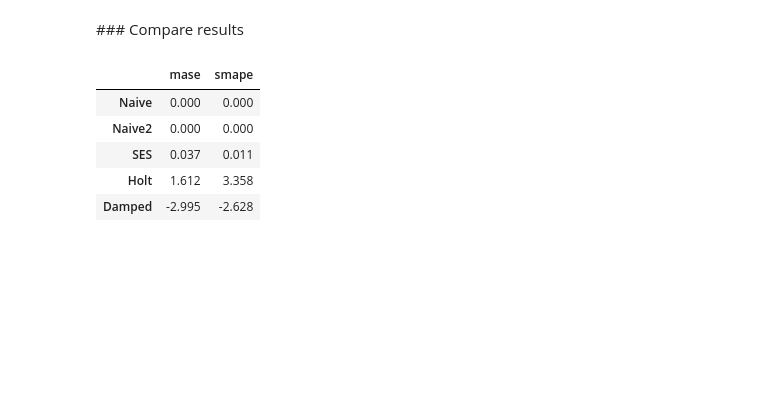
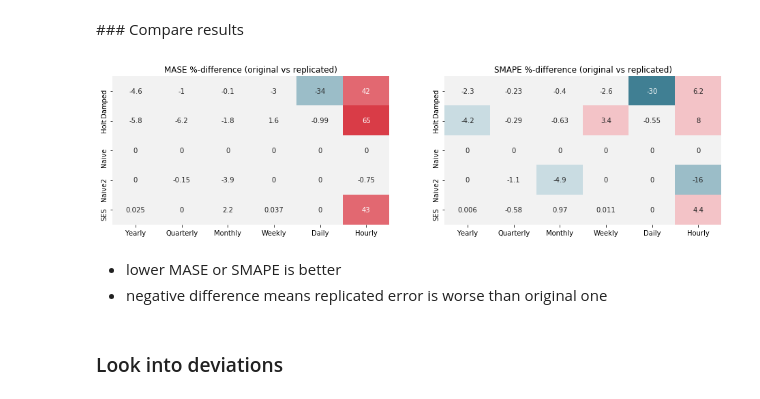
Before and after one commit to mloning/M4-methods, a Jupyter notebook: scripts/m4-replication.ipynb, the cells around one changed output. Cells and saved outputs as stored; diff of their text form; code cells hidden in the pictures; blank space fills up the shorter version.

Commit message:
added MLP regressor baseline, minor updates

```diff
--- a/scripts/m4-replication.ipynb
+++ b/scripts/m4-replication.ipynb
@@ -45,0 +61,8 @@ print(mase.shape, smape.shape)
+# %%
+original_smape_means = original_smape_means.loc[selected_baselines, :].sort_index().drop(columns='Total')
+original_smape_means.index.name = None
+
+original_mase_means = original_mase_means.loc[selected_baselines, :].sort_index().drop(columns='Total')
+original_mase_means.index.name = None
+
+print(original_mase_means.shape, original_smape_means.shape)
@@ -176,13 +235,30 @@ original = pd.DataFrame(original, index=selected_methods, columns=['mase', 'smap
 # %%
 def percentage_difference(x, y):
     return (x - y) / x * 100
-# %%
-perc_diff = ((original - replicated.round(3)) / original * 100).round(3)
-perc_diff
-# %% [output]
-|  | mase | smape |
-| Naive | 0.000 | 0.000 |
-| Naive2 | 0.000 | 0.000 |
-| SES | 0.037 | 0.011 |
-| Holt | 1.612 | 3.358 |
-| Damped | -2.995 | -2.628 |
+# %%
+# reload saved results
+replicated_mase_means = pd.read_csv(os.path.join(resultsdir, 'replicated_mase_means.csv'), index_col=0)
+replicated_smape_means = pd.read_csv(os.path.join(resultsdir, 'replicated_smape_means.csv'), index_col=0)
+# %%
+replicated_smape_means = pd.DataFrame(replicated_smape_means).round(3).sort_index()
+replicated_smape_means = replicated_smape_means.loc[:, ['Yearly', 'Quarterly', 'Monthly', 'Weekly', 'Daily', 'Hourly']]
+
+percdiff_smape = percentage_difference(original_smape_means, replicated_smape_means.round(3)).round(3)
+# %%
+replicated_mase_means = pd.DataFrame(replicated_mase_means).round(3).sort_index()
+replicated_mase_means = replicated_mase_means.loc[:, ['Yearly', 'Quarterly', 'Monthly', 'Weekly', 'Daily', 'Hourly']]
+
+percdiff_mase = percentage_difference(original_mase_means, replicated_mase_means.round(3)).round(3)
+# %%
+fig, (ax0, ax1) = plt.subplots(ncols=2, figsize=plt.figaspect(.25))
+g = sns.heatmap(percdiff_mase, annot=True, cmap=cmap, center=0, cbar=False, ax=ax0)
+g.set(title='MASE %-difference (original vs replicated)')
+g = sns.heatmap(percdiff_smape, annot=True, cmap=cmap, center=0, cbar=False, ax=ax1)
+g.set(title='SMAPE %-difference (original vs replicated)');
+# %% [output]
+[figure, added]
+# %% [markdown]
+* lower MASE or SMAPE is better
+* negative difference means replicated error is worse than original one
+# %% [markdown]
+### Look into deviations
```
Also changed, not shown: parts of 55 cells of this notebook, 2 other files.
